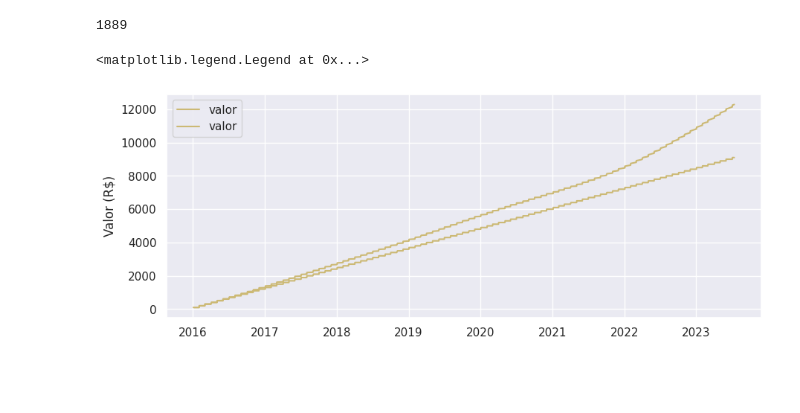
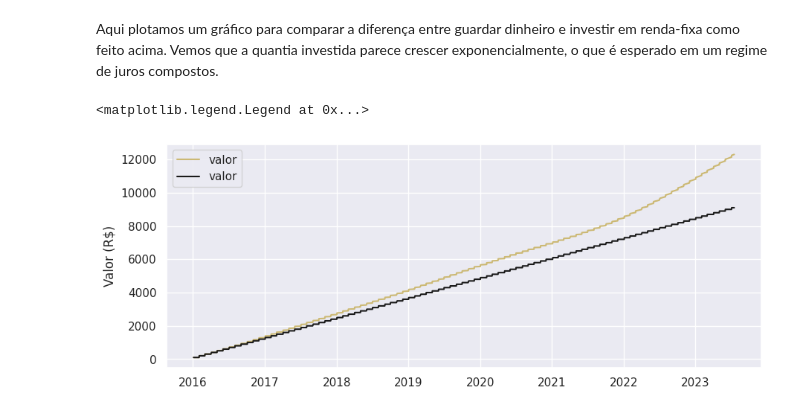
Before and after one commit to morpha21/finance_stuff, a Jupyter notebook: dados_CDI.ipynb, the cells around one changed output. Saved outputs shown, nothing was run; the diff lists cells and outputs as text; code cells hidden in the pictures; blank space fills up the shorter version.

```diff
--- a/dados_CDI.ipynb
+++ b/dados_CDI.ipynb
@@ -66,16 +82,13 @@ patrimonio
-# %%
-
-len(serie)
-# %% [output]
-1889
+# %% [markdown]
+Aqui plotamos um gráfico para comparar a diferença entre guardar dinheiro e investir em renda-fixa como feito acima. Vemos que a quantia investida parece crescer exponencialmente, o que é esperado em um regime de juros compostos.
 # %%
 fig1 = plt.figure(figsize=(8,3), dpi=100)
 
 axes1 = fig1.add_axes([0, 0, 1, 1])
 axes1.plot(cdi.index, serie, 'y', label='valor')
-axes1.plot(cdi.index, serie2, 'y', label='valor')
+axes1.plot(cdi.index, serie2, 'k', label='valor')
 axes1.set_ylabel('Valor (R$)')
 axes1.legend(loc=0)
 # %% [output]
 <matplotlib.legend.Legend at 0x...>
-[figure, old version]
+[figure, new version]
```
Also changed, not shown: parts of 7 cells of this notebook.
